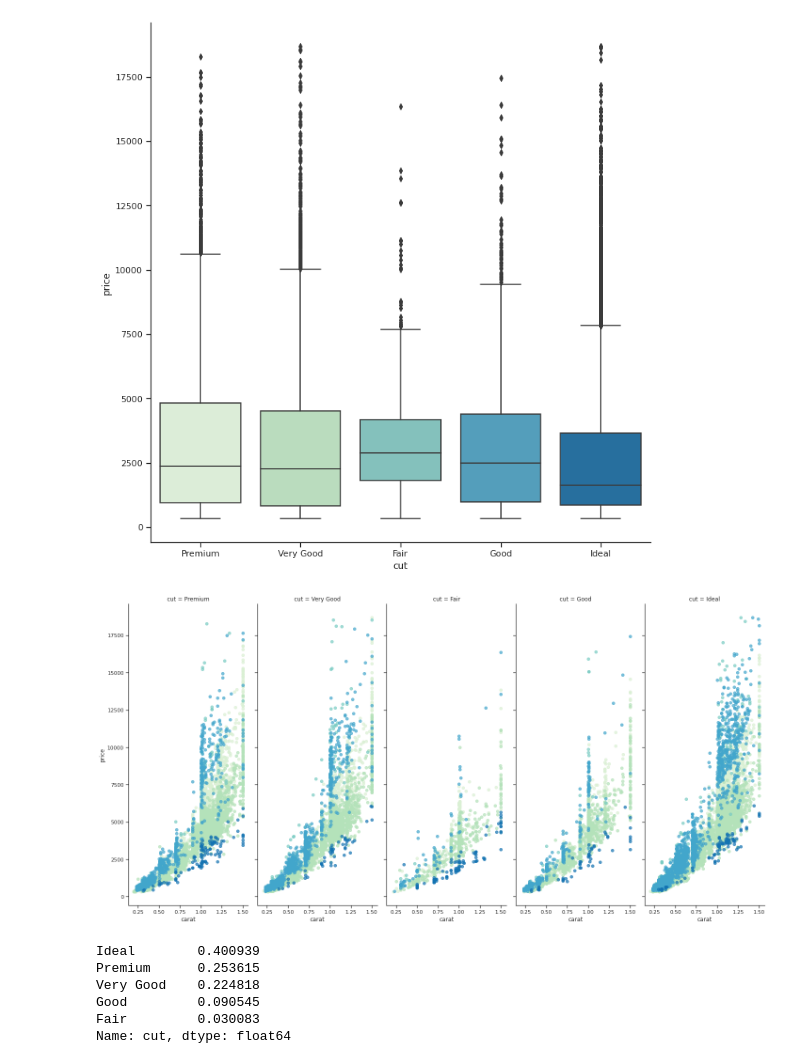
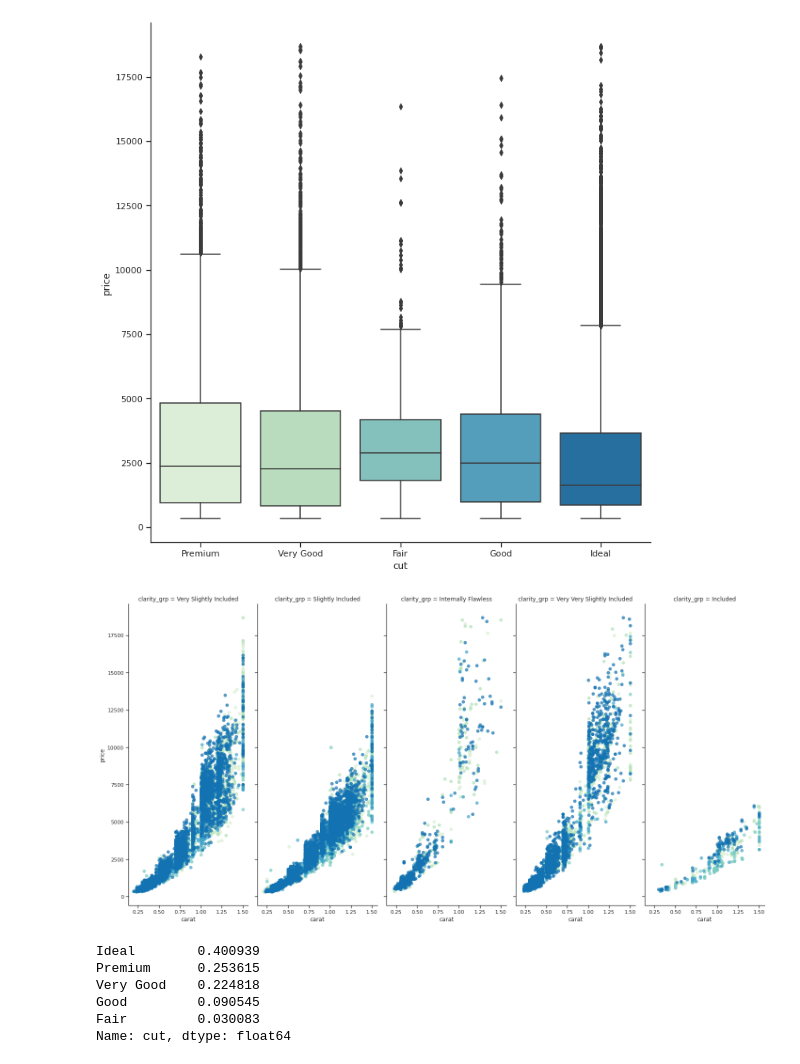
Before and after one commit to gojuangu/definitive_diamond_buying_guide, a Jupyter notebook: Analysis Data.ipynb, the cells around one changed output. Cells and saved outputs as stored; diff of their text form; code cells hidden in the pictures.

```diff
--- a/Analysis Data.ipynb
+++ b/Analysis Data.ipynb
@@ -323,10 +347,10 @@ sns.catplot(x='cut', y='price', kind='box', data=diamonds_small_carat, height=10
 # %% [output]
 [figure]
 # %%
-g = sns.FacetGrid(diamonds_small_carat, col="cut", hue='clarity_grp', palette='GnBu', aspect=0.4, height=10)
+g = sns.FacetGrid(diamonds_small_carat, col="clarity_grp", hue='cut', palette='GnBu', aspect=0.4, height=10)
 g.map(plt.scatter,  'carat',"price", alpha=.7);
 # %% [output]
-[figure, old version]
+[figure, new version]
 # %%
 diamonds['cut'].value_counts(normalize=True)
 # %% [output]
```
Also changed, not shown: parts of 9 cells of this notebook, 1 other file.
